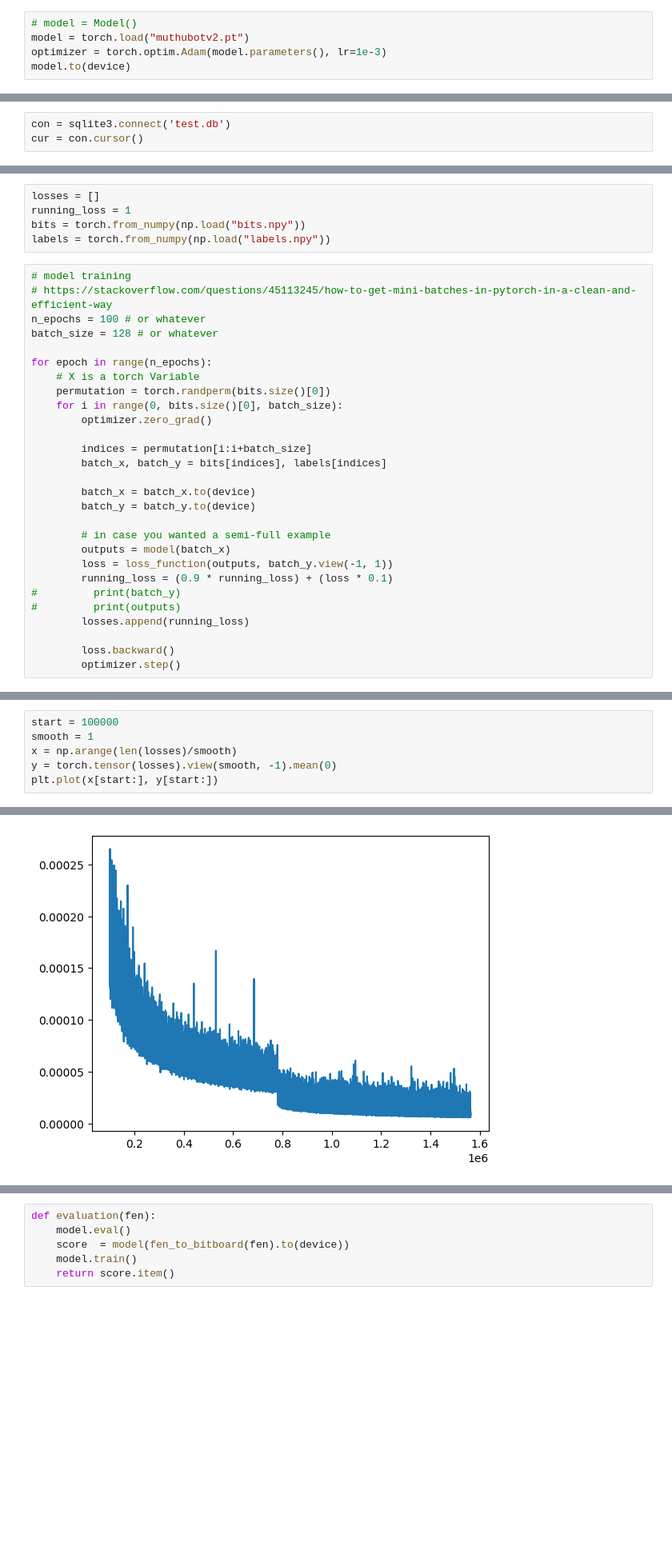
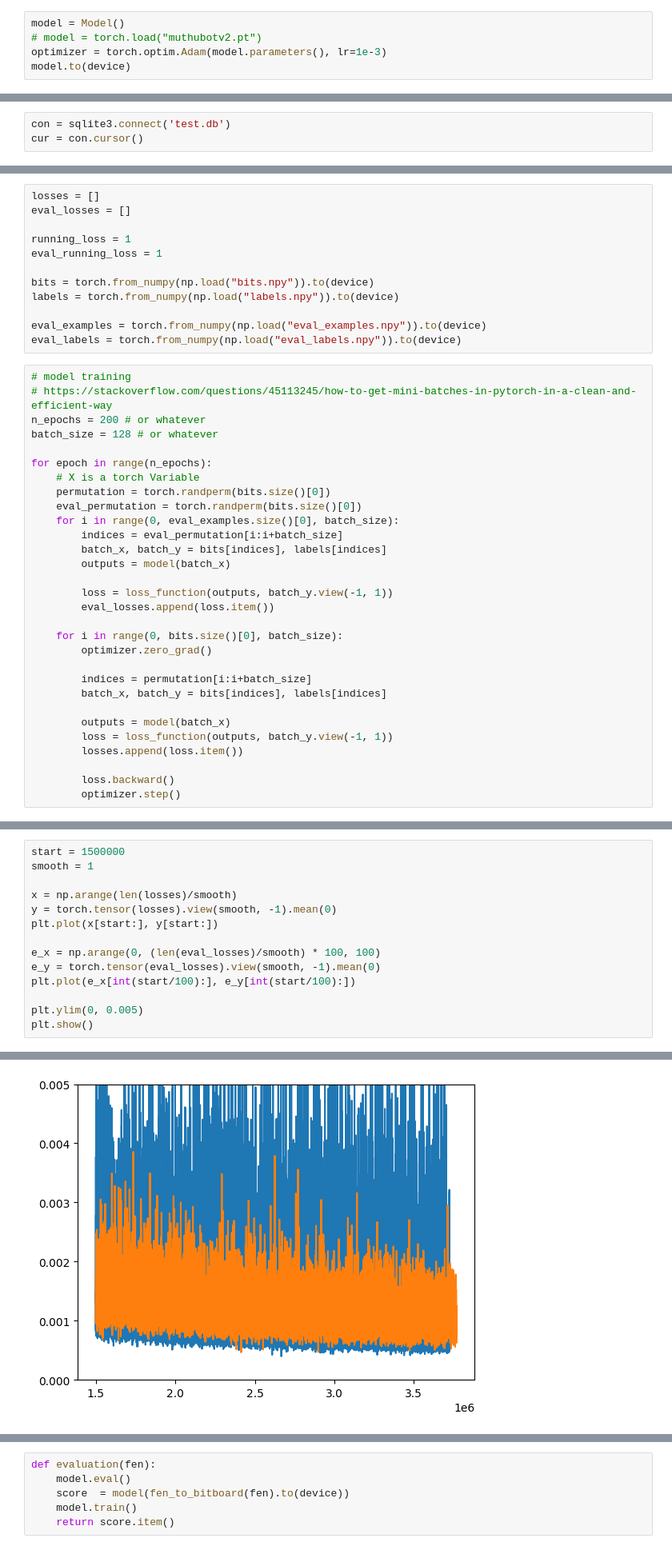
Before and after one commit to BradyWynn/chess, a Jupyter notebook: old.ipynb, the cells around one changed output, grey strips where cells are left out. Shown: that part at 80% size. Drawn from its saved outputs; the diff is of its cells as text; blank space fills up the shorter version.

```diff
--- a/old.ipynb
+++ b/old.ipynb
@@ -29,8 +29,8 @@ class Model(nn.Module):
     def forward(self, x):
         return self.layers(x)
 # %%
-# model = Model()
-model = torch.load("muthubotv2.pt")
+model = Model()
+# model = torch.load("muthubotv2.pt")
 optimizer = torch.optim.Adam(model.parameters(), lr=1e-3)
 model.to(device)
 # %% [output]
@@ -91,33 +124,42 @@ with open('labels.npy', 'wb') as f:
 # %%
 losses = []
+eval_losses = []
+
 running_loss = 1
-bits = torch.from_numpy(np.load("bits.npy"))
-labels = torch.from_numpy(np.load("labels.npy"))
+eval_running_loss = 1
+
+bits = torch.from_numpy(np.load("bits.npy")).to(device)
+labels = torch.from_numpy(np.load("labels.npy")).to(device)
+
+eval_examples = torch.from_numpy(np.load("eval_examples.npy")).to(device)
+eval_labels = torch.from_numpy(np.load("eval_labels.npy")).to(device)
 # %%
 # model training
 # https://stackoverflow.com/questions/45113245/how-to-get-mini-batches-in-pytorch-in-a-clean-and-efficient-way
-n_epochs = 100 # or whatever
+n_epochs = 200 # or whatever
 batch_size = 128 # or whatever
 
 for epoch in range(n_epochs):
     # X is a torch Variable
     permutation = torch.randperm(bits.size()[0])
+    eval_permutation = torch.randperm(bits.size()[0])
+    for i in range(0, eval_examples.size()[0], batch_size):
+        indices = eval_permutation[i:i+batch_size]
+        batch_x, batch_y = bits[indices], labels[indices]
+        outputs = model(batch_x)
+
+        loss = loss_function(outputs, batch_y.view(-1, 1))
+        eval_losses.append(loss.item())
+
     for i in range(0, bits.size()[0], batch_size):
         optimizer.zero_grad()
 
         indices = permutation[i:i+batch_size]
         batch_x, batch_y = bits[indices], labels[indices]
 
-        batch_x = batch_x.to(device)
-        batch_y = batch_y.to(device)
-
-        # in case you wanted a semi-full example
         outputs = model(batch_x)
         loss = loss_function(outputs, batch_y.view(-1, 1))
-        running_loss = (0.9 * running_loss) + (loss * 0.1)
-#         print(batch_y)
-#         print(outputs)
-        losses.append(running_loss)
+        losses.append(loss.item())
 
         loss.backward()
         optimizer.step()
@@ -146,7 +168,15 @@ tensor(7.7931e-06, device='cuda:0', grad_fn=<AddBackward0>)
 # %%
-start = 100000
+start = 1500000
 smooth = 1
+
 x = np.arange(len(losses)/smooth)
 y = torch.tensor(losses).view(smooth, -1).mean(0)
 plt.plot(x[start:], y[start:])
+
+e_x = np.arange(0, (len(eval_losses)/smooth) * 100, 100)
+e_y = torch.tensor(eval_losses).view(smooth, -1).mean(0)
+plt.plot(e_x[int(start/100):], e_y[int(start/100):])
+
+plt.ylim(0, 0.005)
+plt.show()
 # %% [output]
@@ -154 +183 @@ plt.plot(x[start:], y[start:])
-[figure, old version]
+[figure, new version]
```
Also changed, not shown: parts of 13 cells of this notebook, 4 other files.
